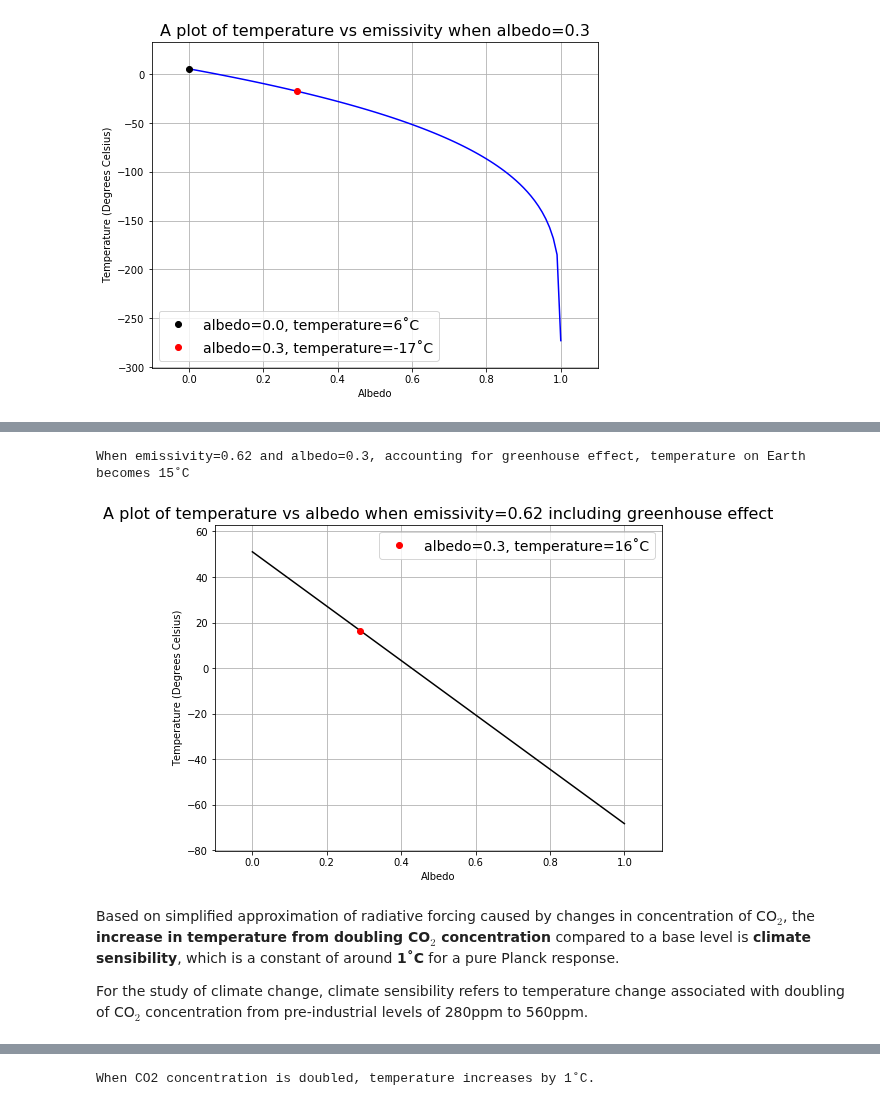
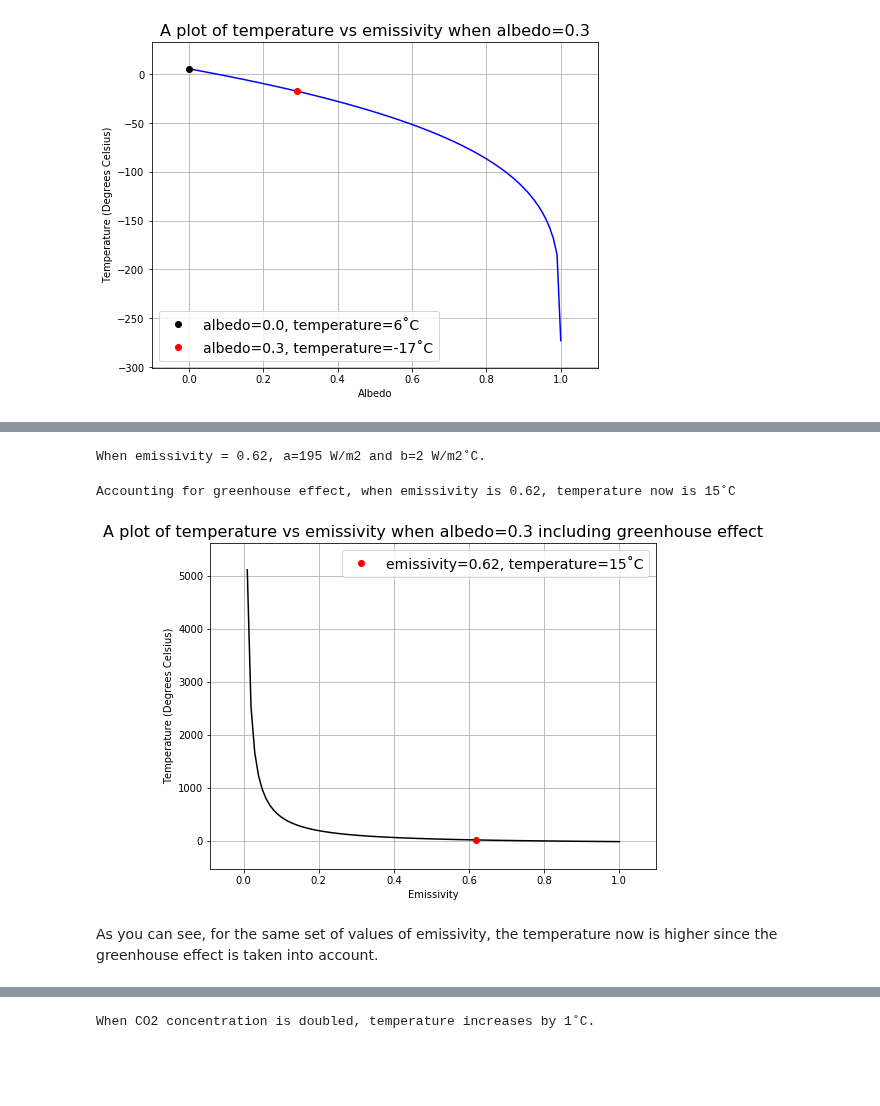
Before and after one commit to primer-computational-mathematics/book, a Jupyter notebook: _sources/geosciences/Climate_Model.ipynb, the cells around one changed output, grey strips where cells are left out. Saved outputs shown, nothing was run; the diff lists cells and outputs as text; code cells hidden in the pictures; blank space fills up the shorter version.

```diff
--- a/_sources/geosciences/Climate_Model.ipynb
+++ b/_sources/geosciences/Climate_Model.ipynb
@@ -192,34 +231,47 @@ b is temperature-dependent coefficient for longwave radiation $= 4εσT_o^{3}=2.
+# %%
+# find values of a and b when emissivity = 0.62
+
+# define a function to find the constant a
+def find_a(e, s=5.67e-8, T_o=273):
+    return e * s * T_o**4
+
+# define a function to find the constant b
+def find_b(e, s=5.67e-8, T_o=273):
+    return 4 * e * s * T_o**3
+
+constant_a = find_a(0.62)
+constant_b = find_b(0.62)
+print("When emissivity = 0.62, a=%.d W/m2 and b=%.d W/m2˚C." % (constant_a, constant_b))
+# %% [output]
+When emissivity = 0.62, a=195 W/m2 and b=2 W/m2˚C.
 # %%
 # define function for calculating T_C with a given emissivity
-def greenhouse_TC(al, s=5.67e-8, T_o=273, S_o=1365, e=0.62):
+def find_TC(e, s=5.67e-8, T_o=273, S_o=1365, al=0.3):
     a = e * s * T_o**4
     b = 4 * e * s * T_o**3
     return (0.25*S_o*(1-al)-a)/b
 
-print("When emissivity=0.62 and albedo=0.3, accounting for greenhouse effect, temperature on Earth becomes %.d˚C"
-     % (greenhouse_TC(0.3)))
+print("Accounting for greenhouse effect, when emissivity is 0.62, temperature now is %.d˚C" % (find_TC(0.62)))
 
-# make a list of emissivity between 0 and 1
-al = np.array([0.01*i for i in range(101)])
-T_C = greenhouse_TC(al)
+# make a list of emissivity between 0.01 and 1
+e = np.array([0.01*i for i in range(1, 101)])
+T_C = find_TC(e)
 
 # set up figure
 fig = plt.figure(figsize=(8, 6))
 ax1 = fig.add_subplot(111)
 ax1.margins(0.1)
 
 # plot figure
-ax1.plot(al, T_C, 'k')
-ax1.plot(al[29], T_C[29], 'ro', label='albedo=%.1f, temperature=%.d˚C' % (al[29], T_C[29]))
-ax1.set_xlabel('Albedo')
+ax1.plot(e, T_C, 'k')
+ax1.plot(e[61], T_C[61], 'ro', label='emissivity=%.2f, temperature=%.d˚C' % (e[61], T_C[61]))
+ax1.set_xlabel('Emissivity')
 ax1.set_ylabel('Temperature (Degrees Celsius)')
-ax1.set_title('A plot of temperature vs albedo when emissivity=0.62 including greenhouse effect', fontsize=16)
+ax1.set_title('A plot of temperature vs emissivity when albedo=0.3 including greenhouse effect', fontsize=16)
 ax1.legend(loc='best', fontsize=14)
 ax1.grid(True)
 # %% [output]
-When emissivity=0.62 and albedo=0.3, accounting for greenhouse effect, temperature on Earth becomes 15˚C
+Accounting for greenhouse effect, when emissivity is 0.62, temperature now is 15˚C
-[figure, old version]
+[figure, new version]
-# %% [markdown]
-Based on simplified approximation of radiative forcing caused by changes in concentration of CO$_2$, the <b>increase in temperature from doubling CO$_2$ concentration</b> compared to a base level is <b>climate sensibility</b>, which is a constant of around <b>1˚C</b> for a pure Planck response.
-
-For the study of climate change, climate sensibility refers to temperature change associated with doubling of CO$_2$ concentration from pre-industrial levels of 280ppm to 560ppm.
+# %% [markdown]
+As you can see, for the same set of values of emissivity, the temperature now is higher since the greenhouse effect is taken into account.
```
Also changed, not shown: parts of 23 cells of this notebook, 27 other files.
